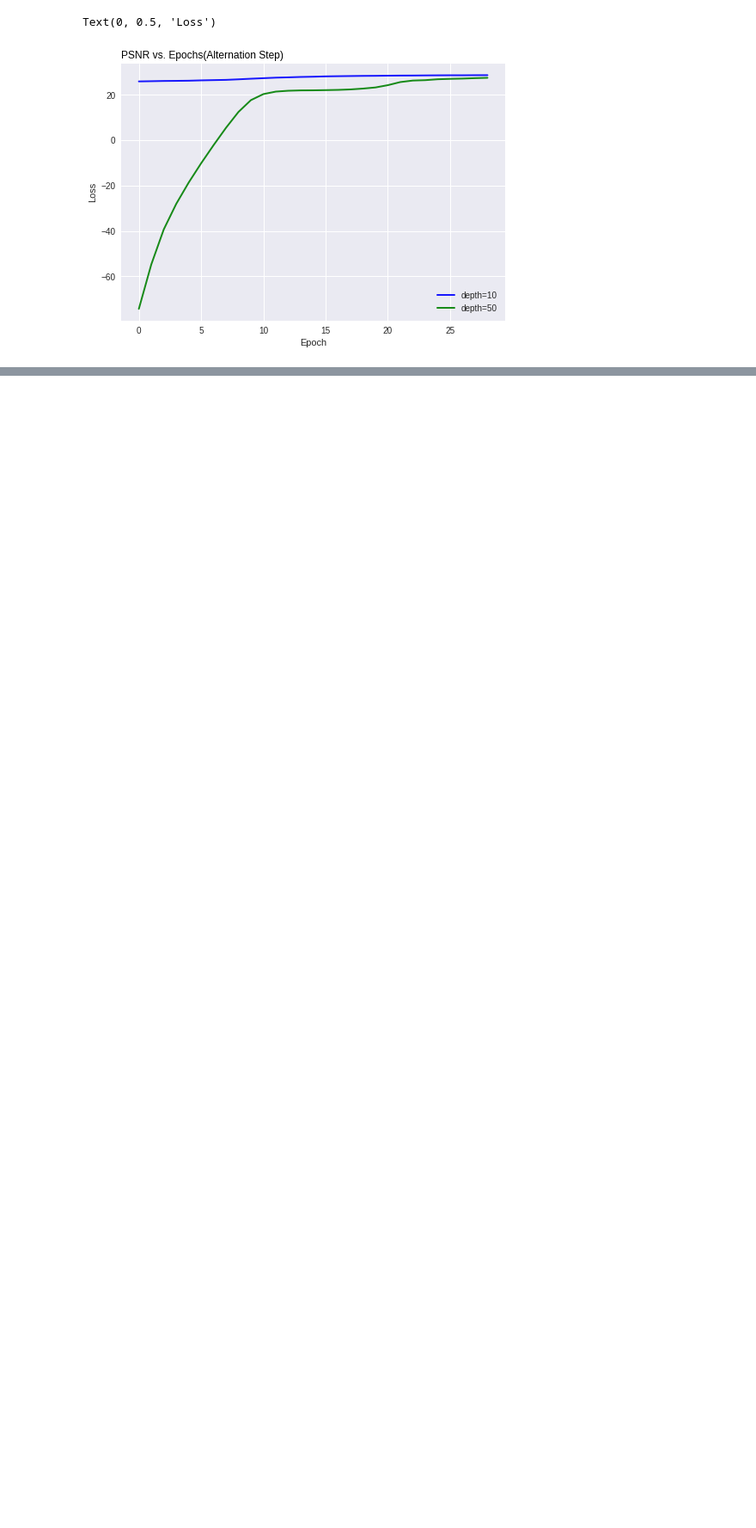
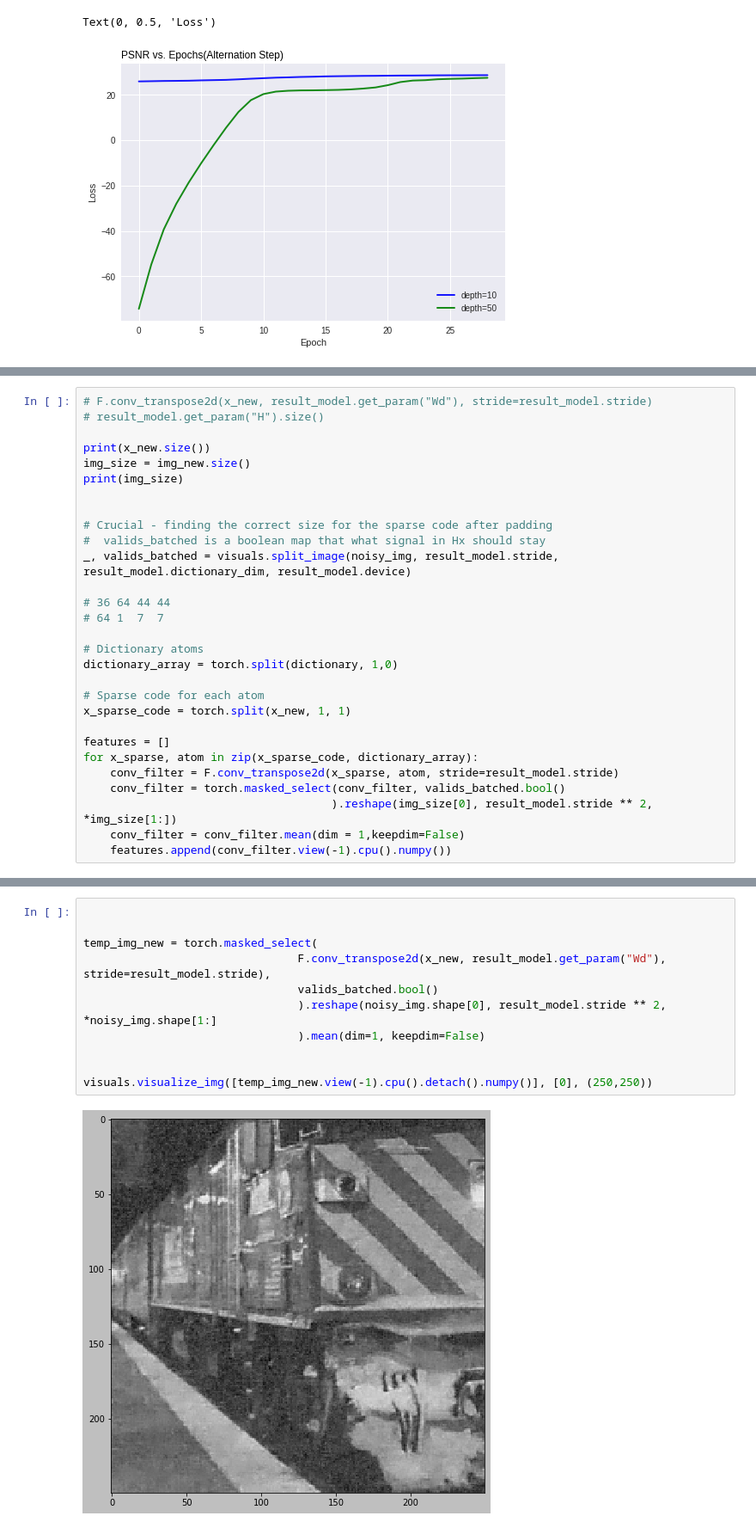
Before and after one commit to garysnake/crsae, a Jupyter notebook: pytorch/src/experiments (voc).ipynb, the cells around one changed output, grey strips where cells are left out. Shown: that part at 86% size. Cells and saved outputs as stored; diff of their text form; blank space fills up the shorter version.

```diff
--- a/pytorch/src/experiments (voc).ipynb
+++ b/pytorch/src/experiments (voc).ipynb
@@ -229,0 +231,29 @@ Text(0, 0.5, 'Loss')
+# %%
+# F.conv_transpose2d(x_new, result_model.get_param("Wd"), stride=result_model.stride)
+# result_model.get_param("H").size()
+
+print(x_new.size())
+img_size = img_new.size()
+print(img_size)
+
+
+# Crucial - finding the correct size for the sparse code after padding
+#  valids_batched is a boolean map that what signal in Hx should stay
+_, valids_batched = visuals.split_image(noisy_img, result_model.stride, result_model.dictionary_dim, result_model.device)
+
+# 36 64 44 44
+# 64 1  7  7
+
+# Dictionary atoms
+dictionary_array = torch.split(dictionary, 1,0)
+
+# Sparse code for each atom
+x_sparse_code = torch.split(x_new, 1, 1)
+
+features = []
+for x_sparse, atom in zip(x_sparse_code, dictionary_array):
+    conv_filter = F.conv_transpose2d(x_sparse, atom, stride=result_model.stride)
+    conv_filter = torch.masked_select(conv_filter, valids_batched.bool()
+                                     ).reshape(img_size[0], result_model.stride ** 2, *img_size[1:])
+    conv_filter = conv_filter.mean(dim = 1,keepdim=False)
+    features.append(conv_filter.view(-1).cpu().numpy())
@@ -229,0 +267,13 @@ Text(0, 0.5, 'Loss')
+# %%
+
+
+temp_img_new = torch.masked_select(
+                                F.conv_transpose2d(x_new, result_model.get_param("Wd"), stride=result_model.stride),
+                                valids_batched.bool()
+                                ).reshape(noisy_img.shape[0], result_model.stride ** 2, *noisy_img.shape[1:]
+                                ).mean(dim=1, keepdim=False)
+
+
+visuals.visualize_img([temp_img_new.view(-1).cpu().detach().numpy()], [0], (250,250))
+# %% [output]
+[figure, added]
```
Also changed, not shown: parts of 16 cells of this notebook, 3 other files.
